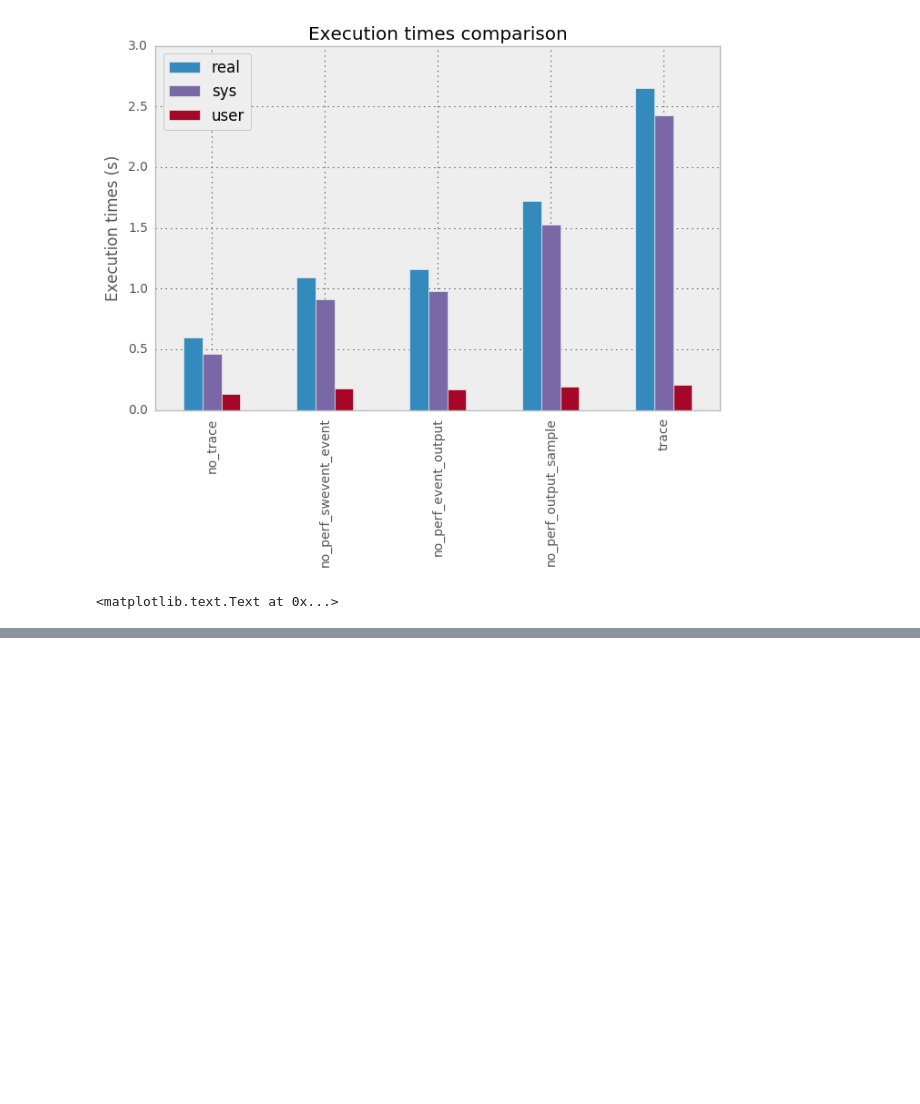
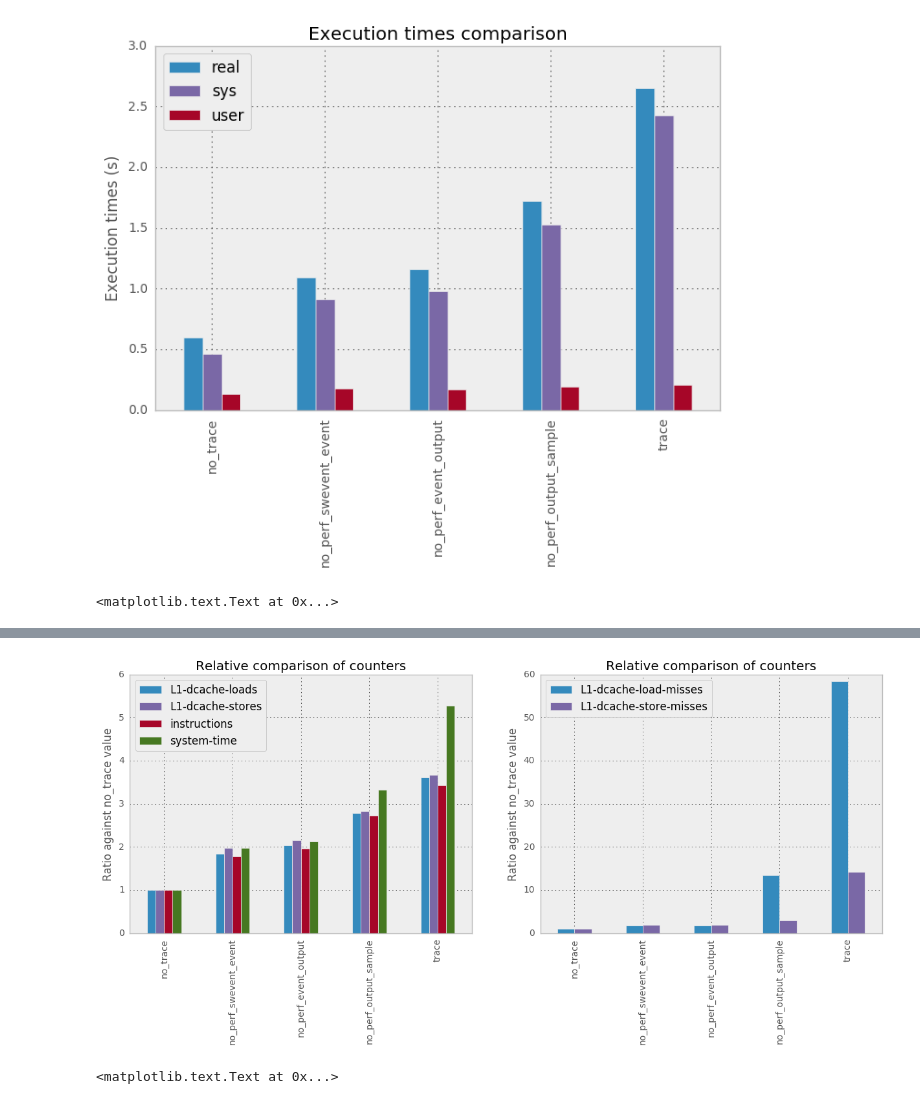
Before and after one commit to aberlemont/notes-on-linux-and-performance, a Jupyter notebook: perf/cost_of_tracepoints_and_probes_part3.ipynb, the cells around one changed output, grey strips where cells are left out. Saved outputs shown, nothing was run; the diff lists cells and outputs as text; code cells hidden in the pictures; blank space fills up the shorter version.

Commit message:
perf: add more details in 3rd part of "cost of tracepoints and probes"

```diff
--- a/perf/cost_of_tracepoints_and_probes_part3.ipynb
+++ b/perf/cost_of_tracepoints_and_probes_part3.ipynb
@@ -331,10 +333,10 @@ test3 = {'real': 1.16, 'user': 0.17, 'sys': 0.98}
 test4 = {'real': 1.72, 'user': 0.19, 'sys': 1.53}
 names = ['no_trace', 'no_perf_swevent_event',
       	 'no_perf_event_output', 'no_perf_output_sample', 'trace']
-df = pd.DataFrame([test0, test2, test3, test4, test1], index=names)
+time_df = pd.DataFrame([test0, test2, test3, test4, test1], index=names)
 
 # ...to make a simple bar plot
-plot = df.plot(kind='bar', figsize=(8, 5))
+plot = time_df.plot(kind='bar', figsize=(8, 5))
 plot.set_ylabel('Execution times (s)')
 plot.set_title('Execution times comparison')
 # %% [output]
@@ -357,0 +382,67 @@ and copying data into it are 2 expensive tasks.
+# %%
+# Extract the "perf stat" results
+no_trace = {
+    'instructions': 3271074720,
+    'L1-dcache-load-misses': 178620,
+    'L1-dcache-store-misses': 86100,
+    'L1-dcache-loads': 483709337,
+    'L1-dcache-stores': 338435322}
+
+no_perf_swevent_event = {
+    'instructions': 5810490250,
+    'L1-dcache-load-misses': 304079,
+    'L1-dcache-store-misses': 163872,
+    'L1-dcache-loads': 890951336,
+    'L1-dcache-stores': 670640137}
+
+no_perf_event_output = {
+    'instructions': 6422757955,
+    'L1-dcache-load-misses': 306934,
+    'L1-dcache-store-misses': 164295,
+    'L1-dcache-loads': 983086938,
+    'L1-dcache-stores': 730537765}
+
+no_perf_output_sample = {
+    'instructions': 8897147435,
+    'L1-dcache-load-misses': 2398687,
+    'L1-dcache-store-misses': 258797,
+    'L1-dcache-loads': 1345569932,
+    'L1-dcache-stores': 958367204}
+
+trace = {
+    'instructions': 11223492909,
+    'L1-dcache-load-misses': 10435611,
+    'L1-dcache-store-misses': 1226865,
+    'L1-dcache-loads': 1749568739,
+    'L1-dcache-stores': 1242465505}
+
+names = [
+    'no_trace', 'no_perf_swevent_event',
+    'no_perf_event_output', 'no_perf_output_sample', 'trace'
+    ]
+data = [
+    no_trace, no_perf_swevent_event,
+    no_perf_event_output, no_perf_output_sample, trace
+    ]
+
+# Create a dataframe with relative values (against "no_trace")
+stat_df = pd.DataFrame(data=data, index=names)
+# Retrieve system times from python cell above
+stat_df['system-time'] = time_df.sys
+stat_df /= stat_df.ix[0]
+
+# Create 2 graphs for convenience
+fig, pt = plt.subplots(1, 2)
+fig.set_size_inches(15, 5)
+pt = np.ndarray.flatten(pt)
+
+plot = stat_df[['L1-dcache-loads', 'L1-dcache-stores', 'instructions', 'system-time']].plot(kind='bar', ax=pt[0])
+plot.set_title('Relative comparison of counters')
+plot.set_ylabel('Ratio against no_trace value')
+
+plot = stat_df[['L1-dcache-load-misses', 'L1-dcache-store-misses']].plot(kind='bar', ax=pt[1])
+plot.set_title('Relative comparison of counters')
+plot.set_ylabel('Ratio against no_trace value')
+# %% [output]
+[figure, added]
+<matplotlib.text.Text at 0x...>
```
Also changed, not shown: parts of 4 cells of this notebook.
